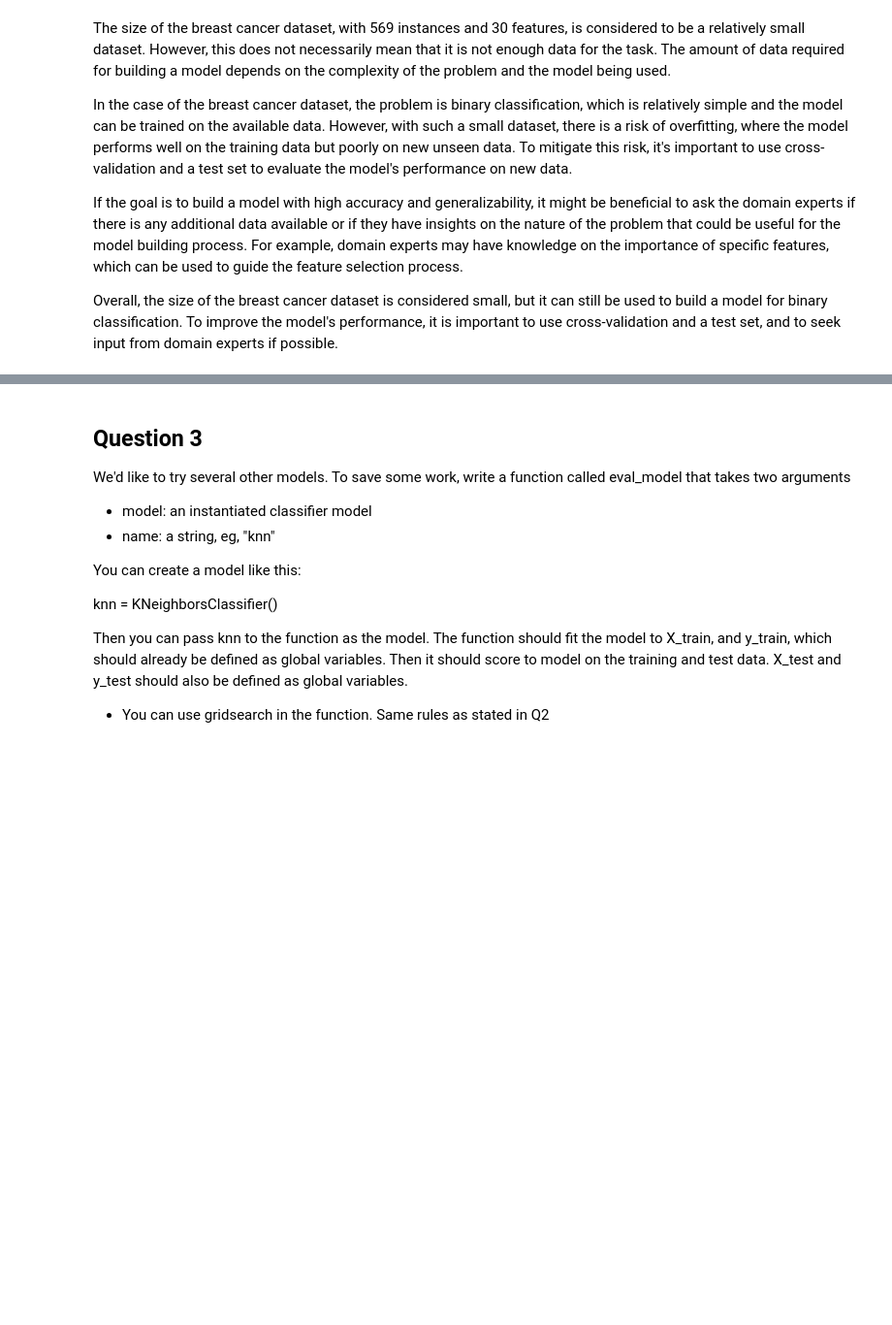
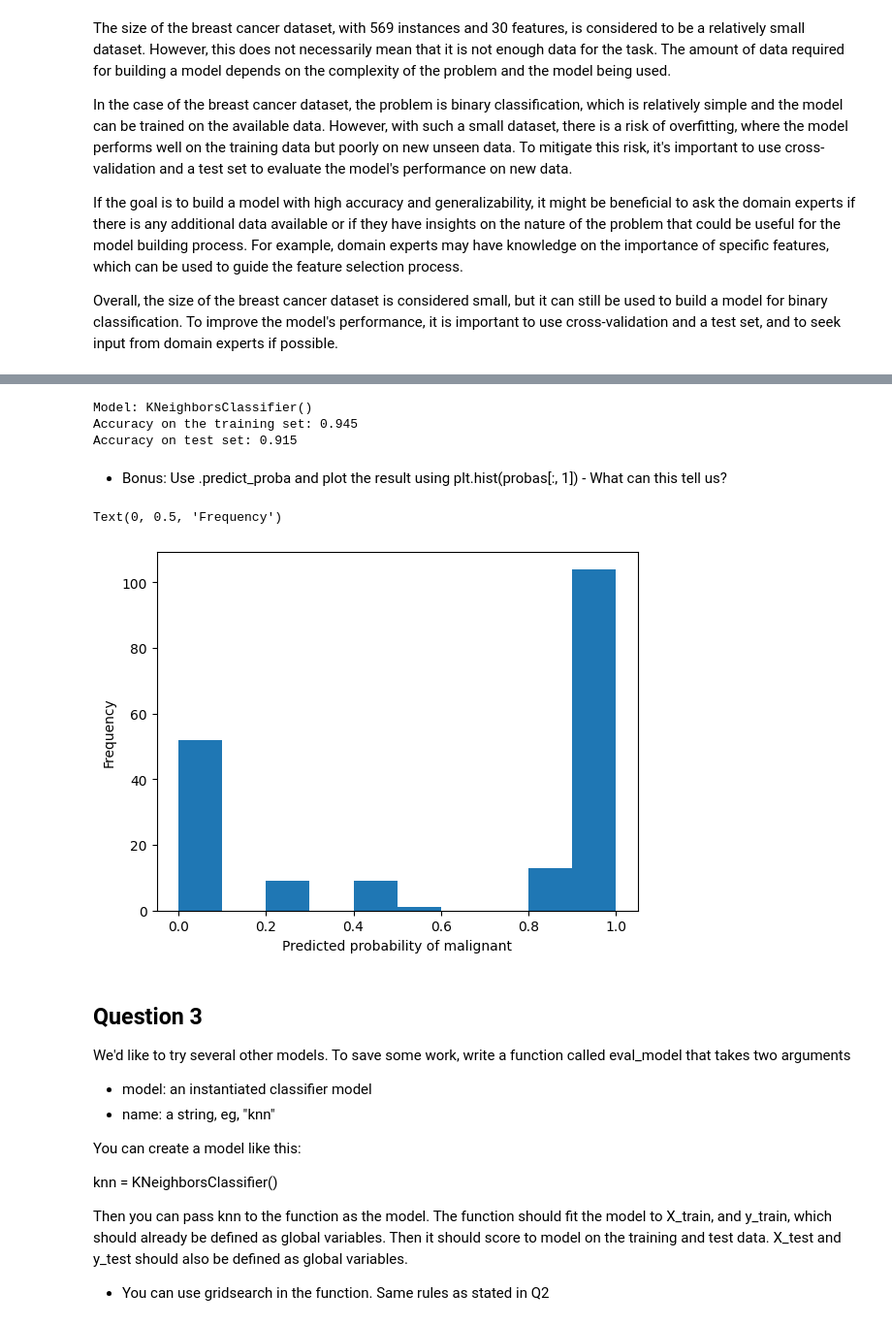
Before and after one commit to helenaglaring/aiml23_labs, a Jupyter notebook: LAB2_2023.ipynb, the cells around one changed output, grey strips where cells are left out. Shown at 97% size. Cells and saved outputs as stored; diff of their text form; code cells hidden in the pictures; blank space fills up the shorter version.

```diff
--- a/LAB2_2023.ipynb
+++ b/LAB2_2023.ipynb
@@ -106,3 +118,31 @@ Text(0, 0.5, 'Frequency')
+# %%
+# Building initial model - all parameters not specified are set to their defaults
+knn = KNeighborsClassifier()
+
+# Train - Fitting the model to training set
+knn.fit(X_train, y_train)
+
+# Reporting scores on training and testing set
+print(f'Model: {knn}')
+print('Accuracy on the training set: {:.3f}'.format(knn.score(X_train, y_train)))
+print('Accuracy on test set: {:.3f}'.format(knn.score(X_test, y_test)))
+# %% [output]
+Model: KNeighborsClassifier()
+Accuracy on the training set: 0.945
+Accuracy on test set: 0.915
+# %% [markdown]
+- Bonus: Use .predict_proba and plot the result using plt.hist(probas[:, 1]) - What can this tell us?
+# %%
+# Plotting predicted probability of malignancy from knn model
+# based on data from test set
+probas = knn.predict_proba(X_test)
+# creating histogram with 10 mins to show the frequency of probas
+plt.hist(probas[:, 1], bins=10)
+plt.xlabel('Predicted probability of malignant')
+plt.ylabel('Frequency')
+# %% [output]
+Text(0, 0.5, 'Frequency')
+[figure, added]
 # %% [markdown]
 ## Question 3
 We'd like to try several other models. To save some work, write a function called eval_model that takes two arguments
```
Also changed, not shown: parts of 25 cells of this notebook, 4 other files.
